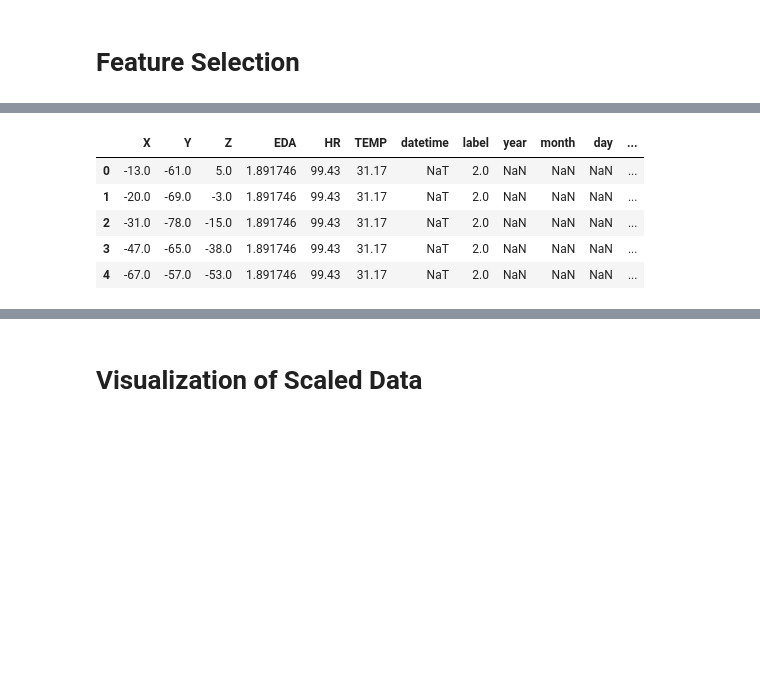
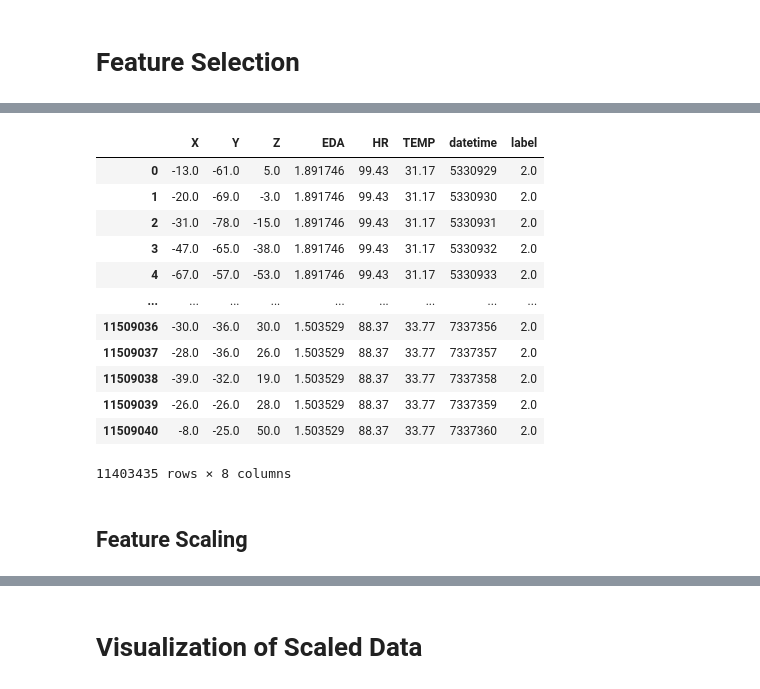
Before and after one commit to KaurMandeep870/Capstone_Project_IOD_2024, a Jupyter notebook: Mandy_Capstone_Project (1).ipynb, the cells around one changed output, grey strips where cells are left out. Cells and saved outputs as stored; diff of their text form; code cells hidden in the pictures; blank space fills up the shorter version.

```diff
--- a/Mandy_Capstone_Project (1).ipynb
+++ b/Mandy_Capstone_Project (1).ipynb
@@ -137,20 +504,6 @@ data
-# %%
-#feature extraction from a datetime column
-data['datetime'] = pd.to_datetime(data['datetime'], format='%Y-%m-%d %H:%M:%S', errors='coerce')
-# The errors='coerce' argument will handle errors by setting invalid parsing to NaT (Not a Time)
-
-# Extract useful features from the datetime
-data['year'] = data['datetime'].dt.year
-data['month'] = data['datetime'].dt.month
-data['day'] = data['datetime'].dt.day
-data['hour'] = data['datetime'].dt.hour
-
-data.head()
 # %%
-#convert datetime to numeric_variable
 from sklearn.preprocessing import LabelEncoder
-
 le = LabelEncoder()
-data['datetime_encoded'] = le.fit_transform(data['datetime'].astype(str))  # Convert datetime to string first
-data.head()
+data['datetime'] = le.fit_transform(data['datetime'])
+data
 # %% [output]
@@ -162,0 +523,4 @@ data.head()
+# %%
+# Drop duplicates
+data = data.drop_duplicates()
+print(data)
@@ -395,13 +734,22 @@ X = data.drop(columns=['label', 'datetime', 'year', 'month', 'day', 'hour', 'dat
 y = data['label']
 # %%
-data.head()
+data.head(-10)
 # %% [output]
-|  | X | Y | Z | EDA | HR | TEMP | datetime | label | year | month | day | ... |
-| 0 | -13.0 | -61.0 | 5.0 | 1.891746 | 99.43 | 31.17 | NaT | 2.0 | NaN | NaN | NaN | ... |
-| 1 | -20.0 | -69.0 | -3.0 | 1.891746 | 99.43 | 31.17 | NaT | 2.0 | NaN | NaN | NaN | ... |
-| 2 | -31.0 | -78.0 | -15.0 | 1.891746 | 99.43 | 31.17 | NaT | 2.0 | NaN | NaN | NaN | ... |
-| 3 | -47.0 | -65.0 | -38.0 | 1.891746 | 99.43 | 31.17 | NaT | 2.0 | NaN | NaN | NaN | ... |
-| 4 | -67.0 | -57.0 | -53.0 | 1.891746 | 99.43 | 31.17 | NaT | 2.0 | NaN | NaN | NaN | ... |
+|  | X | Y | Z | EDA | HR | TEMP | datetime | label |
+| 0 | -13.0 | -61.0 | 5.0 | 1.891746 | 99.43 | 31.17 | 5330929 | 2.0 |
+| 1 | -20.0 | -69.0 | -3.0 | 1.891746 | 99.43 | 31.17 | 5330930 | 2.0 |
+| 2 | -31.0 | -78.0 | -15.0 | 1.891746 | 99.43 | 31.17 | 5330931 | 2.0 |
+| 3 | -47.0 | -65.0 | -38.0 | 1.891746 | 99.43 | 31.17 | 5330932 | 2.0 |
+| 4 | -67.0 | -57.0 | -53.0 | 1.891746 | 99.43 | 31.17 | 5330933 | 2.0 |
+| ... | ... | ... | ... | ... | ... | ... | ... | ... |
+| 11509036 | -30.0 | -36.0 | 30.0 | 1.503529 | 88.37 | 33.77 | 7337356 | 2.0 |
+| 11509037 | -28.0 | -36.0 | 26.0 | 1.503529 | 88.37 | 33.77 | 7337357 | 2.0 |
+| 11509038 | -39.0 | -32.0 | 19.0 | 1.503529 | 88.37 | 33.77 | 7337358 | 2.0 |
+| 11509039 | -26.0 | -26.0 | 28.0 | 1.503529 | 88.37 | 33.77 | 7337359 | 2.0 |
+| 11509040 | -8.0 | -25.0 | 50.0 | 1.503529 | 88.37 | 33.77 | 7337360 | 2.0 |
+11403435 rows × 8 columns
+# %% [markdown]
+## Feature Scaling
 # %%
 #feature scaling
 from sklearn.preprocessing import MinMaxScaler
```
Also changed, not shown: parts of 61 cells of this notebook.
